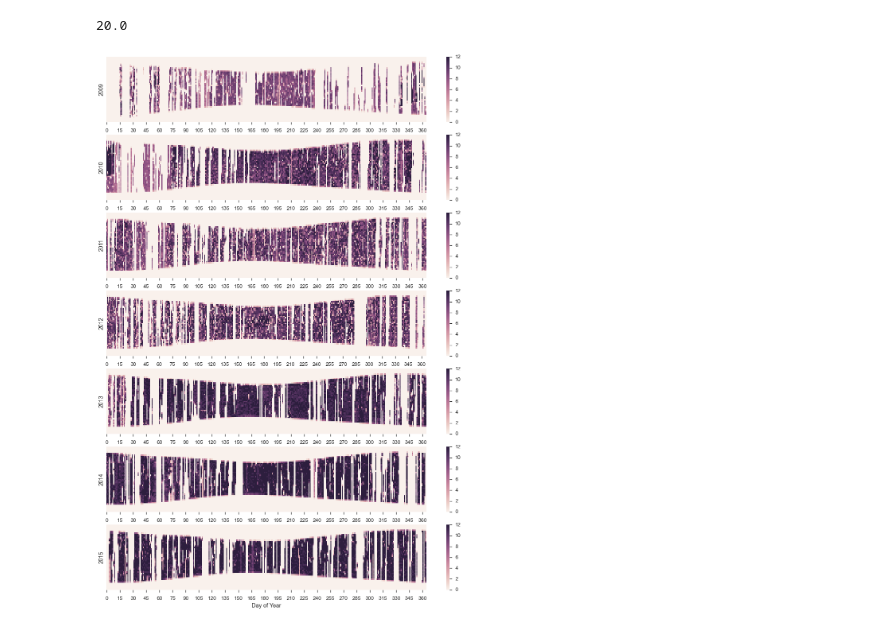
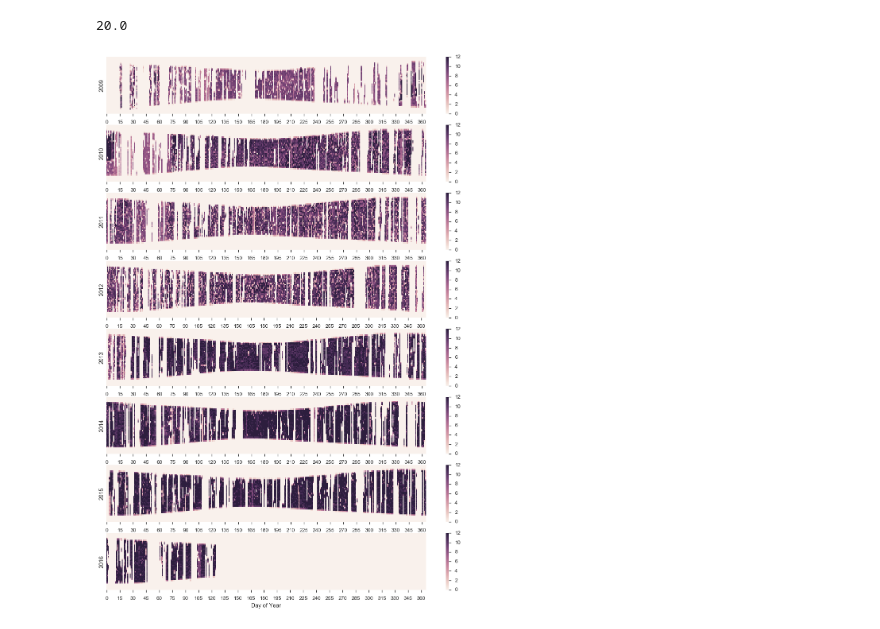
Before and after one commit to ZwickyTransientFacility/ztf_sim, a Jupyter notebook: notebooks/plot_simulator_inputs.ipynb, the cells around one changed output. Saved outputs shown, nothing was run; the diff lists cells and outputs as text; code cells hidden in the pictures.

```diff
--- a/notebooks/plot_simulator_inputs.ipynb
+++ b/notebooks/plot_simulator_inputs.ipynb
@@ -49,26 +49,26 @@ We see a peak near 12 images per block, which at ~100 seconds average time per e
 # %%
 blocks_per_day = np.round((1.*u.day).to(u.min)/ztf_sim.constants.TIME_BLOCK_SIZE).astype(np.int)
 fig = plt.figure(figsize=(18,24))
 # cut off 2016, which is partial
-df = df[df['year'] < 2016]
+#df = df[df['year'] < 2016]
 years = np.sort(list(set(df['year'])))
 nyears = len(years)
 for i, year in enumerate(years):
     ax = plt.subplot(nyears,1,i+1)
     w = df['year'] == year
     # make an array to hold these, including zeros for times without observations
 
     # buggy but sufficient accounting for leap years
     ndays = 365
     if year % 4 == 0:
         ndays += 1
     nexps = np.zeros([ndays,blocks_per_day])
     for block, n in zip(df[w]['block'],df[w]['nexps']):
         nexps.flat[block] = n
     sns.heatmap(nexps.T,xticklabels=15,yticklabels=False,vmin=0,vmax=12)
     ax.set_ylim([25,70]) # this was guess and check...
     ax.set_ylabel(np.int(year))
 ax.set_xlabel('Day of Year')
 plt.savefig('fig/PTF_exposure_blocks.png',bbox_inches='tight')
 # %% [output]
-[figure, old version]
+[figure, new version]
```
Also changed, not shown: parts of 1 cell of this notebook, 6 other files.
